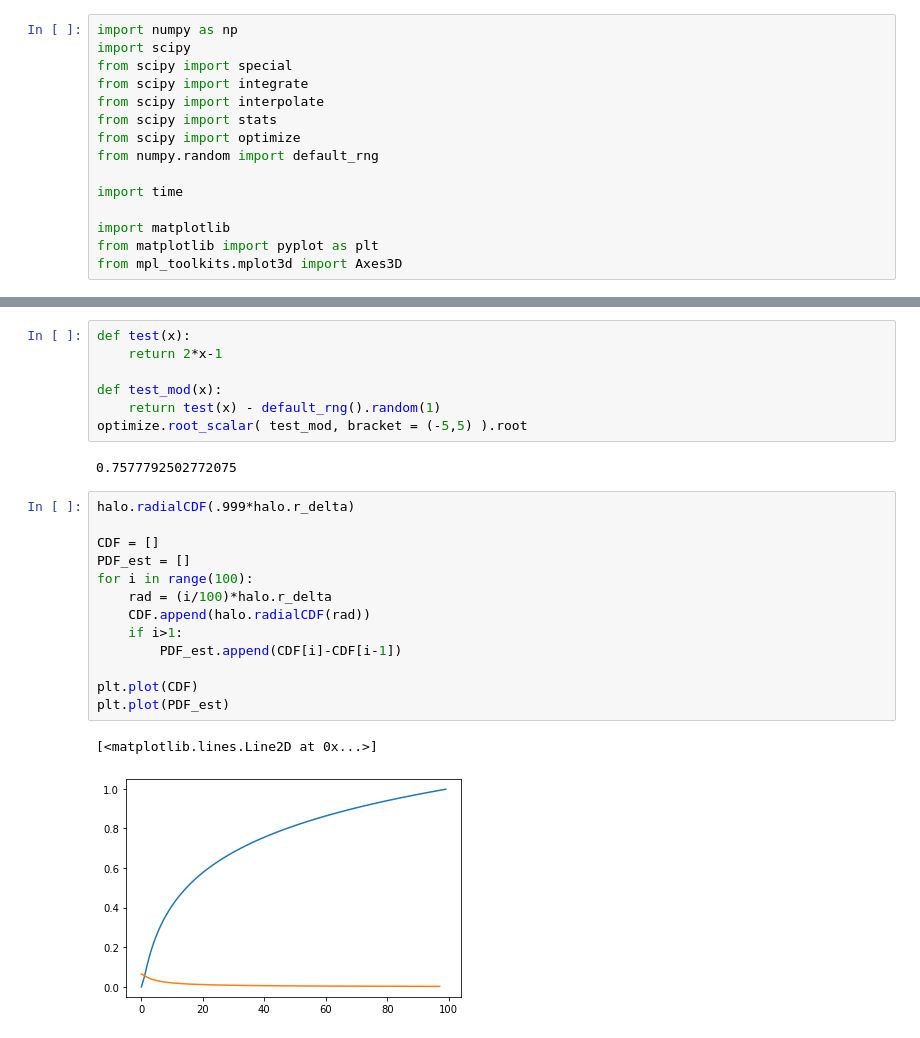
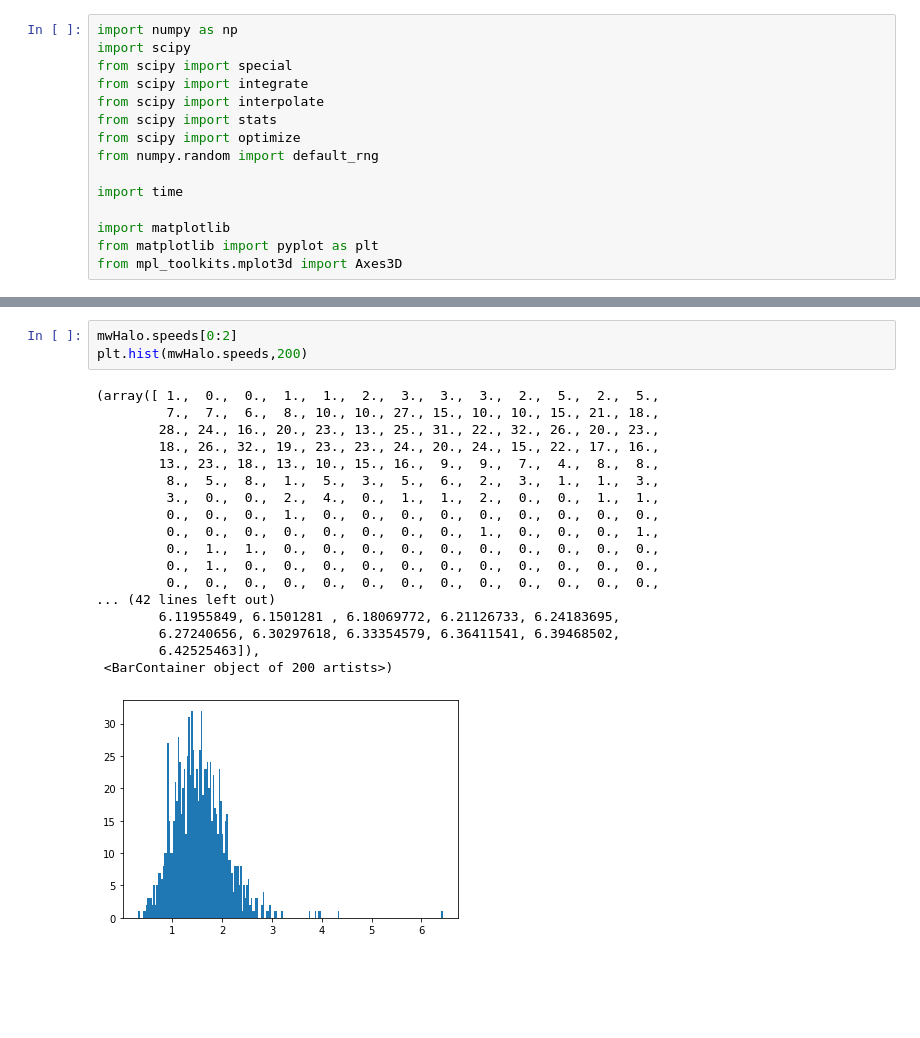
Before and after one commit to EricPutney/nfwHalo, a Jupyter notebook: NFW_MockDataGenerator.ipynb, the cells around one changed output, grey strips where cells are left out. Cells and saved outputs as stored; diff of their text form; blank space fills up the shorter version.

```diff
--- a/NFW_MockDataGenerator.ipynb
+++ b/NFW_MockDataGenerator.ipynb
@@ -264,25 +277,22 @@ C = np.array([A,B])
-# %%
-def test(x):
-    return 2*x-1
-
-def test_mod(x):
-    return test(x) - default_rng().random(1)
-optimize.root_scalar( test_mod, bracket = (-5,5) ).root
-# %% [output]
-0.7577792502772075
-# %%
-halo.radialCDF(.999*halo.r_delta)
-
-CDF = []
-PDF_est = []
-for i in range(100):
-    rad = (i/100)*halo.r_delta
-    CDF.append(halo.radialCDF(rad))
-    if i>1:
-        PDF_est.append(CDF[i]-CDF[i-1])
-
-plt.plot(CDF)
-plt.plot(PDF_est)
-# %% [output]
-[<matplotlib.lines.Line2D at 0x...>]
-[figure, removed]
+# %%
+mwHalo.speeds[0:2]
+plt.hist(mwHalo.speeds,200)
+# %% [output]
+(array([ 1.,  0.,  0.,  1.,  1.,  2.,  3.,  3.,  3.,  2.,  5.,  2.,  5.,
+         7.,  7.,  6.,  8., 10., 10., 27., 15., 10., 10., 15., 21., 18.,
+        28., 24., 16., 20., 23., 13., 25., 31., 22., 32., 26., 20., 23.,
+        18., 26., 32., 19., 23., 23., 24., 20., 24., 15., 22., 17., 16.,
+        13., 23., 18., 13., 10., 15., 16.,  9.,  9.,  7.,  4.,  8.,  8.,
+         8.,  5.,  8.,  1.,  5.,  3.,  5.,  6.,  2.,  3.,  1.,  1.,  3.,
+         3.,  0.,  0.,  2.,  4.,  0.,  1.,  1.,  2.,  0.,  0.,  1.,  1.,
+         0.,  0.,  0.,  1.,  0.,  0.,  0.,  0.,  0.,  0.,  0.,  0.,  0.,
+         0.,  0.,  0.,  0.,  0.,  0.,  0.,  0.,  1.,  0.,  0.,  0.,  1.,
+         0.,  1.,  1.,  0.,  0.,  0.,  0.,  0.,  0.,  0.,  0.,  0.,  0.,
+         0.,  1.,  0.,  0.,  0.,  0.,  0.,  0.,  0.,  0.,  0.,  0.,  0.,
+         0.,  0.,  0.,  0.,  0.,  0.,  0.,  0.,  0.,  0.,  0.,  0.,  0.,
+... (42 lines left out)
+        6.11955849, 6.1501281 , 6.18069772, 6.21126733, 6.24183695,
+        6.27240656, 6.30297618, 6.33354579, 6.36411541, 6.39468502,
+        6.42525463]),
+ <BarContainer object of 200 artists>)
+[figure, added]
```
Also changed, not shown: parts of 14 cells of this notebook.
